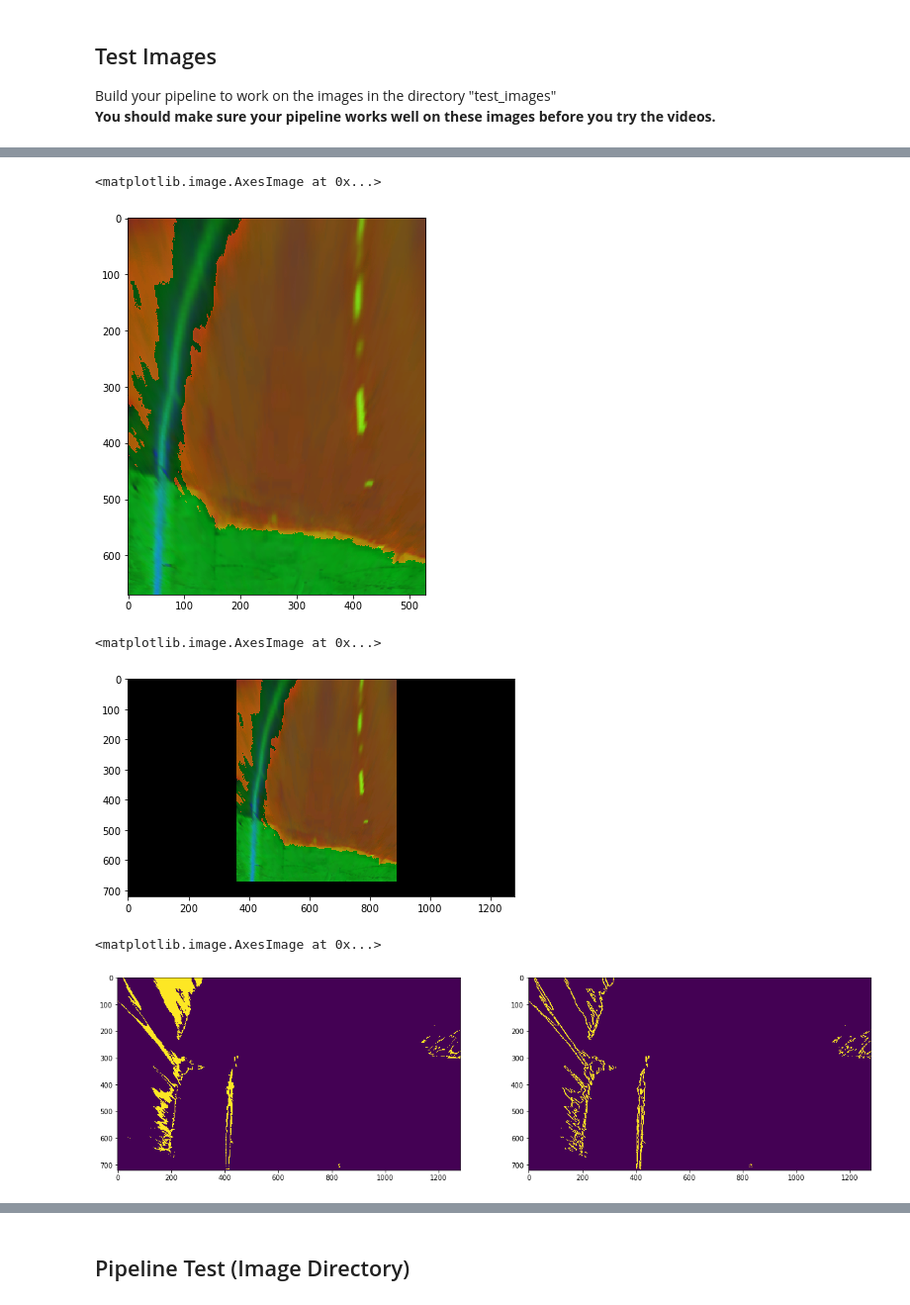
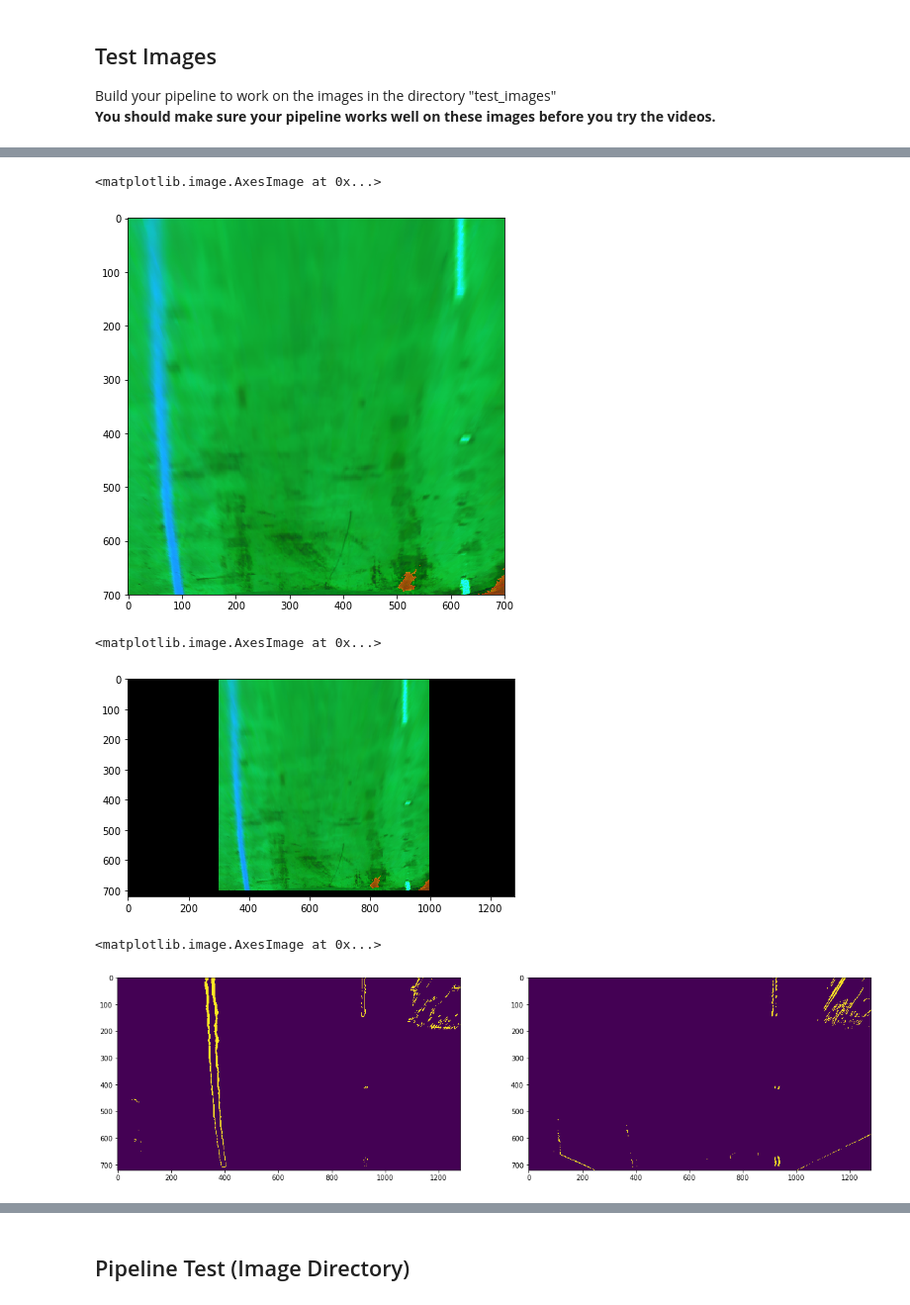
Before and after one commit to falreis/CarND-Advanced-Lane-Lines, a Jupyter notebook: code.ipynb, the cells around one changed output, grey strips where cells are left out. Shown at 99% size. Cells and saved outputs as stored; diff of their text form; code cells hidden in the pictures.

```diff
--- a/code.ipynb
+++ b/code.ipynb
@@ -589,22 +597,22 @@ Region of Interests functions OK
 # %%
 vertices_src = np.float32(
     [[ 120, 720],
-     [ 450, 450],
-     [ 700, 450],
+     [ 450, 480],
+     [ 700, 480],
      [1280, 720]]
 )
 
 vertices_dst = np.float32(
-    [[ 380, 720],
+    [[ 320, 720],
      [ 0, 0],
      [ 750, 0],
-     [ 900, 720]]
+     [ 1000, 720]]
 )
 
-CONST_VERT_X1 = 360
-CONST_VERT_X2 = 890
+CONST_VERT_X1 = 300
+CONST_VERT_X2 = 1000
 CONST_VERT_Y1 = 0
-CONST_VERT_Y2 = 670
+CONST_VERT_Y2 = 700
 
 vertices_y_top = 550
 
@@ -847,7 +858,7 @@ calibration15.jpg
 Build your pipeline to work on the images in the directory "test_images"
 **You should make sure your pipeline works well on these images before you try the videos.**
 # %%
-original_img = mpimg.imread('test_images/falreis.jpg')
+original_img = mpimg.imread('test_images/test1.jpg')
 
 #undistort image
 image = cv2.undistort(original_img, mtx, dist, None, mtx)
@@ -881,7 +892,7 @@ plt.figure(figsize=(7,7))
 plt.imshow(warp_crop)
 # %% [output]
 <matplotlib.image.AxesImage at 0x...>
-[figure, old version]
+[figure, new version]
 # %%
 warp_f = np.zeros_like(warp_hsl)
 warp_f[CONST_VERT_Y1:CONST_VERT_Y2, CONST_VERT_X1:CONST_VERT_X2] = warp_crop
@@ -889,14 +900,14 @@ plt.figure(figsize=(7,7))
 plt.imshow(warp_f)
 # %% [output]
 <matplotlib.image.AxesImage at 0x...>
-[figure, old version]
+[figure, new version]
 # %%
-warp_s = binary_s_channel(warp_hsl, thresh=(80, 130))
-warp_s2 = binary_s_channel2(warp_hsl, thresh=(80,130))
-warp_sobel = sobel(warp_s2, sobel_kernel=7, dir_thresh=(0, 2), mag_thresh=(70,255), abs_thresh=(70,255))
+warp_s = binary_s_channel(warp_hsl, thresh=(120, 180))
+warp_s2 = binary_s_channel2(warp_hsl, thresh=(70,200))
+warp_sobel = sobel(warp_hsl, sobel_kernel=7, dir_thresh=(0, 2), mag_thresh=(50,255), abs_thresh=(50,255))
 f, (ax1, ax2) = plt.subplots(1, 2, figsize=(20, 10))
 ax1.imshow(warp_s)
 ax2.imshow(warp_sobel)
 # %% [output]
 <matplotlib.image.AxesImage at 0x...>
-[figure, old version]
+[figure, new version]
```
Also changed, not shown: parts of 18 cells of this notebook, 13 other files.
